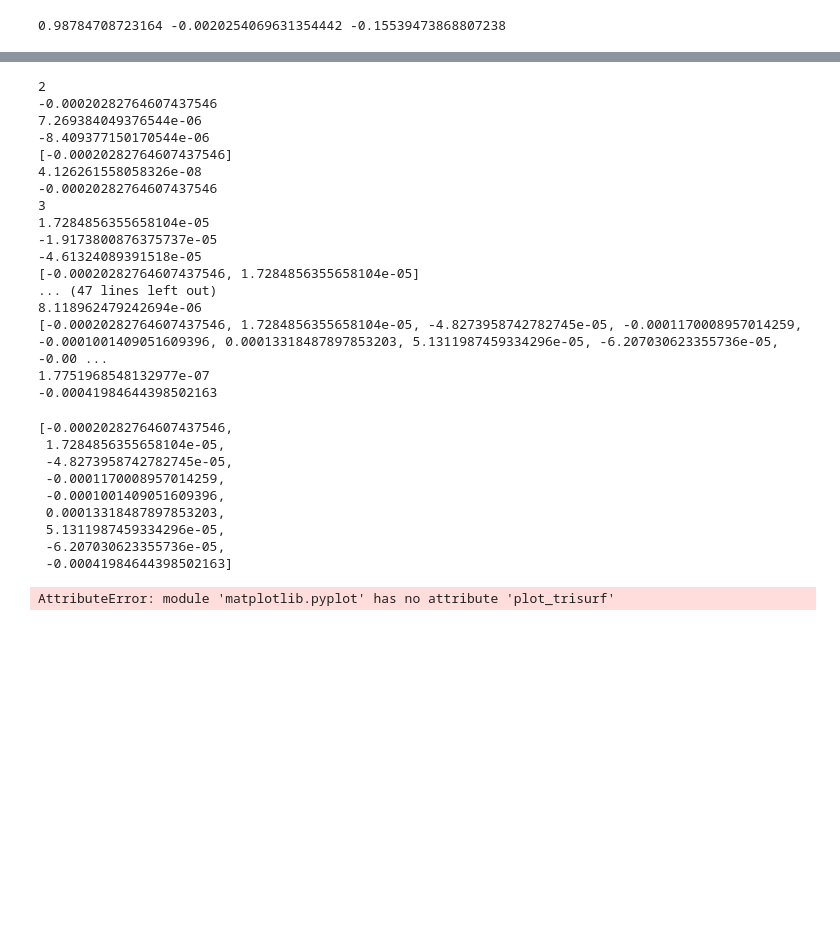
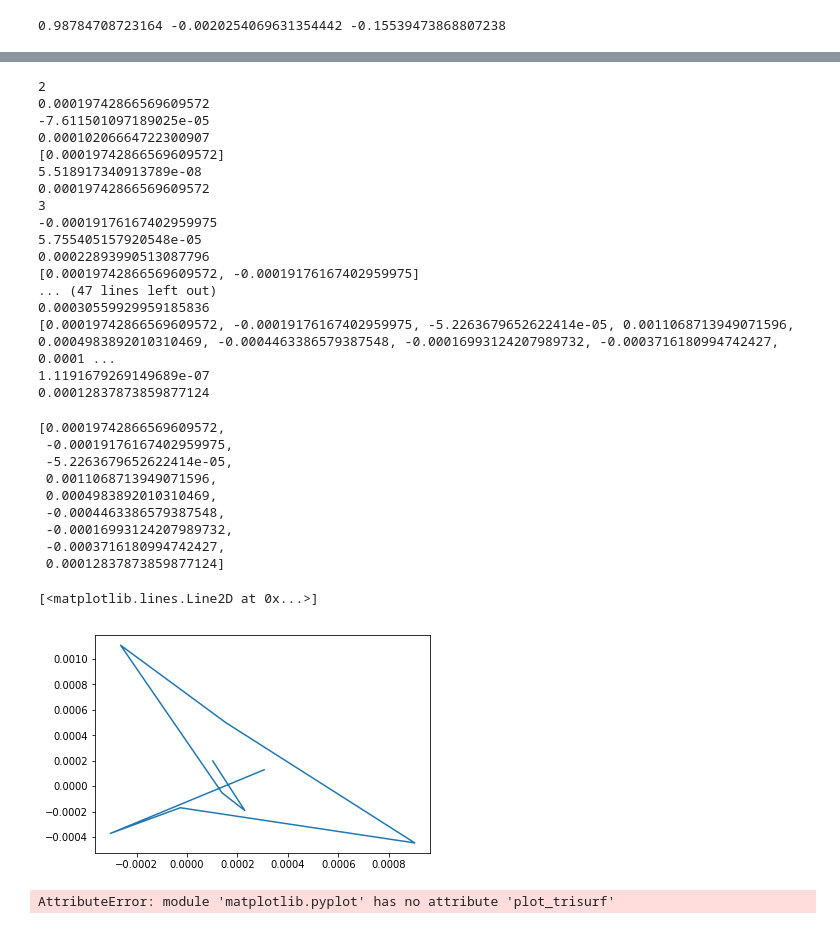
Before and after one commit to tsssss/geopack, a Jupyter notebook: notebooks/Tsyganenko Geopack-Copy1.ipynb, the cells around one changed output, grey strips where cells are left out. Cells and saved outputs as stored; diff of their text form; code cells hidden in the pictures; blank space fills up the shorter version.

```diff
--- a/notebooks/Tsyganenko Geopack-Copy1.ipynb
+++ b/notebooks/Tsyganenko Geopack-Copy1.ipynb
@@ -237,8 +212,8 @@ x1gsm=[]
 y1gsm=[]
 z1gsm=[]
 
-x=2
-y=1
+x=.5
+y=.5
 z=1
 count =1
 
@@ -262,34 +237,41 @@ while count < 10:
     print(x)
 # %% [output]
 2
--0.00020282764607437546
-7.269384049376544e-06
--8.409377150170544e-06
-[-0.00020282764607437546]
-4.126261558058326e-08
--0.00020282764607437546
+0.00019742866569609572
+-7.611501097189025e-05
+0.00010206664722300907
+[0.00019742866569609572]
+5.518917340913789e-08
+0.00019742866569609572
 3
-1.7284856355658104e-05
--1.9173800876375737e-05
--4.61324089391518e-05
-[-0.00020282764607437546, 1.7284856355658104e-05]
+-0.00019176167402959975
+5.755405157920548e-05
+0.00022893990513087796
+[0.00019742866569609572, -0.00019176167402959975]
 ... (47 lines left out)
-8.118962479242694e-06
-[-0.00020282764607437546, 1.7284856355658104e-05, -4.8273958742782745e-05, -0.0001170008957014259, -0.0001001409051609396, 0.00013318487897853203, 5.1311987459334296e-05, -6.207030623355736e-05, -0.00 ...
-1.7751968548132977e-07
--0.00041984644398502163
+0.00030559929959185836
+[0.00019742866569609572, -0.00019176167402959975, -5.2263679652622414e-05, 0.0011068713949071596, 0.0004983892010310469, -0.0004463386579387548, -0.00016993124207989732, -0.0003716180994742427, 0.0001 ...
+1.1191679269149689e-07
+0.00012837873859877124
 # %%
 x1gsm
 # %% [output]
-[-0.00020282764607437546,
- 1.7284856355658104e-05,
- -4.8273958742782745e-05,
- -0.0001170008957014259,
- -0.0001001409051609396,
- 0.00013318487897853203,
- 5.1311987459334296e-05,
- -6.207030623355736e-05,
- -0.00041984644398502163]
+[0.00019742866569609572,
+ -0.00019176167402959975,
+ -5.2263679652622414e-05,
+ 0.0011068713949071596,
+ 0.0004983892010310469,
+ -0.0004463386579387548,
+ -0.00016993124207989732,
+ -0.0003716180994742427,
+ 0.00012837873859877124]
+# %%
+plt.plot(z1gsm,x1gsm)
+#plt.plot(z1gsm,y1gsm)
+#plt.plot(x1gsm,z1gsm)
+# %% [output]
+[<matplotlib.lines.Line2D at 0x...>]
+[figure, added]
 # %%
 
 X = x1gsm
```
Also changed, not shown: parts of 1 cell of this notebook.
